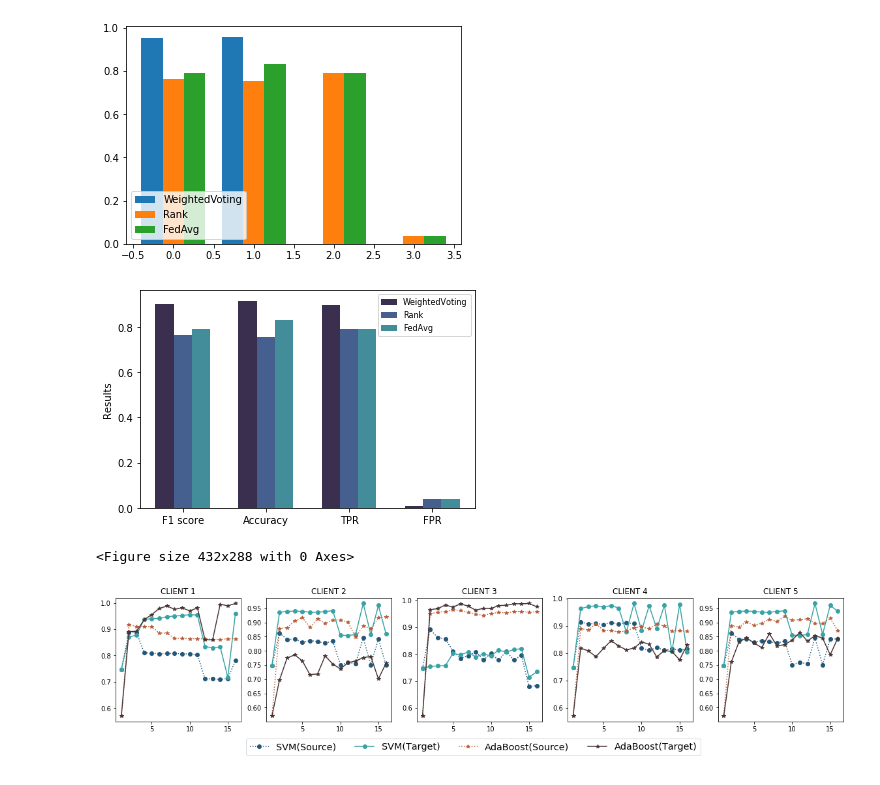
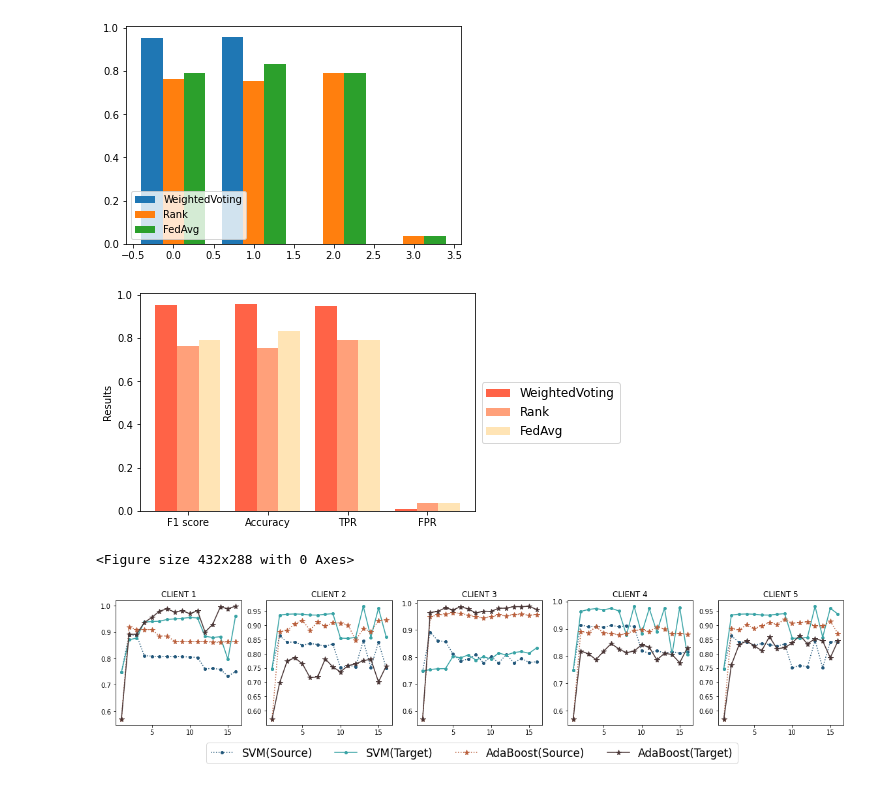
Before and after one commit to LaplaceZhang/FedTradaBoost, a Jupyter notebook: Plot.ipynb, the cells around one changed output. Drawn from its saved outputs; the diff is of its cells as text; code cells hidden in the pictures.

```diff
--- a/Plot.ipynb
+++ b/Plot.ipynb
@@ -130,31 +132,32 @@ plt.show()
 # %%
 import numpy as np
 import matplotlib.pyplot as plt
 from matplotlib import cm
 
 N = 4
 ind = np.arange(N)  # the x locations for the groups
-width = 0.22       # the width of the bars
+width = 0.27       # the width of the bars
 
 fig = plt.figure()
 ax = fig.add_subplot(111)
 
 # F1, ACC, TPR, FPR
-yvals = [0.9027, 0.9157, 0.8957, 0.01]
-rects1 = ax.bar(ind, yvals, width, color = '#3a2f4f')
+yvals = [0.9526, 0.9597, 0.9501, 0.008]
+rects1 = ax.bar(ind, yvals, width, color = 'tomato')
 zvals = [0.762867, 0.755466666, 0.789666, 0.0380666]
-rects2 = ax.bar(ind+width, zvals, width, color = '#45608f')
+rects2 = ax.bar(ind+width, zvals, width, color = 'lightsalmon')
 kvals = [0.79267691, 0.8325333, 0.791166, 0.03775]
-rects3 = ax.bar(ind+width*2, kvals, width, color = '#438d9a')
+rects3 = ax.bar(ind+width*2, kvals, width, color = 'moccasin')
 
 ax.set_ylabel('Results')
 ax.set_xticks(ind+width)
 ax.set_xticklabels( ('F1 score', 'Accuracy', 'TPR', 'FPR') )
-plt.legend(handles = [rects1, rects2,rects3], labels = ['WeightedVoting', 'Rank', 'FedAvg'], loc = 'best', fontsize = 8)
+plt.legend(handles = [rects1, rects2,rects3],bbox_to_anchor=(1.45,0.618), labels = ['WeightedVoting', 'Rank', 'FedAvg'], loc = 'best', fontsize = 'large')
 
 fig.savefig("aggregation.png", dpi = 300,bbox_inches = 'tight')
+plt.show()
 # %% [output]
-[figure, old version]
+[figure, new version]
 # %%
 from numpy import genfromtxt
 import matplotlib.pyplot as plt
@@ -167,43 +170,43 @@ plt.figure(15)
 plt.figure(figsize=(20,3.5))
 
 plt.subplot(151)
-svmS=plt.plot(per_data1[:,0], ':', marker = 'o',ms=6, color = '#22577A')
-svmT=plt.plot(per_data1[:,1], marker = 'o',ms=6, color = '#38A3A5')
-adaS=plt.plot(per_data1[:,2], ':', marker = '*',ms=6, color = '#B85C38')
-sdsT=plt.plot(per_data1[:,3], marker = '*',ms=6, color = '#483434')
+svmS=plt.plot(per_data1[:,0], ':', marker = '.',ms=8, color = '#22577A')
+svmT=plt.plot(per_data1[:,1], marker = '.',ms=8, color = '#38A3A5')
+adaS=plt.plot(per_data1[:,2], ':', marker = '*',ms=8, color = '#B85C38')
+sdsT=plt.plot(per_data1[:,3], marker = '*',ms=8, color = '#483434')
 plt.title('CLIENT 1')
 
 plt.subplot(152)
-svmS=plt.plot(per_data2[:,0], ':', marker = 'o',ms=6, color = '#22577A')
-svmT=plt.plot(per_data2[:,1], marker = 'o',ms=6, color = '#38A3A5')
-adaS=plt.plot(per_data2[:,2], ':', marker = '*',ms=6, color = '#B85C38')
-sdsT=plt.plot(per_data2[:,3], marker = '*',ms=6, color = '#483434')
+svmS=plt.plot(per_data2[:,0], ':', marker = '.',ms=8, color = '#22577A')
+svmT=plt.plot(per_data2[:,1], marker = '.',ms=8, color = '#38A3A5')
+adaS=plt.plot(per_data2[:,2], ':', marker = '*',ms=8, color = '#B85C38')
+sdsT=plt.plot(per_data2[:,3], marker = '*',ms=8, color = '#483434')
 plt.title('CLIENT 2')
 
 plt.subplot(153)
-svmS=plt.plot(per_data3[:,0], ':', marker = 'o',ms=6, color = '#22577A', label = 'SVM(Source)')
-svmT=plt.plot(per_data3[:,1], marker = 'o',ms=6, color = '#38A3A5', label = 'SVM(Target)')
-adaS=plt.plot(per_data3[:,2], ':', marker = '*',ms=6, color = '#B85C38', label = 'AdaBoost(Source)')
-sdsT=plt.plot(per_data3[:,3], marker = '*',ms=6, color = '#483434', label = 'AdaBoost(Target)')
+svmS=plt.plot(per_data3[:,0], ':', marker = '.',ms=8, color = '#22577A', label = 'SVM(Source)')
+svmT=plt.plot(per_data3[:,1], marker = '.',ms=8, color = '#38A3A5', label = 'SVM(Target)')
+adaS=plt.plot(per_data3[:,2], ':', marker = '*',ms=8, color = '#B85C38', label = 'AdaBoost(Source)')
+sdsT=plt.plot(per_data3[:,3], marker = '*',ms=8, color = '#483434', label = 'AdaBoost(Target)')
 plt.title('CLIENT 3')
-plt.legend(ncol=4,bbox_to_anchor=(2.3, -0.1),fontsize='x-large')
+plt.legend(ncol=4,bbox_to_anchor=(2.6, -0.1),fontsize=17)
 
 plt.subplot(154)
-svmS=plt.plot(per_data4[:,0], ':', marker = 'o',ms=6, color = '#22577A')
-svmT=plt.plot(per_data4[:,1], marker = 'o',ms=6, color = '#38A3A5')
-adaS=plt.plot(per_data4[:,2], ':', marker = '*',ms=6, color = '#B85C38')
-sdsT=plt.plot(per_data4[:,3], marker = '*',ms=6, color = '#483434')
+svmS=plt.plot(per_data4[:,0], ':', marker = '.',ms=8, color = '#22577A')
+svmT=plt.plot(per_data4[:,1], marker = '.',ms=8, color = '#38A3A5')
+adaS=plt.plot(per_data4[:,2], ':', marker = '*',ms=8, color = '#B85C38')
+sdsT=plt.plot(per_data4[:,3], marker = '*',ms=8, color = '#483434')
 plt.title('CLIENT 4')
 
 plt.subplot(155)
-svmS=plt.plot(per_data5[:,0], ':', marker = 'o',ms=6, color = '#22577A', label = 'SVM(Source)')
-svmT=plt.plot(per_data5[:,1], marker = 'o',ms=6, color = '#38A3A5', label = 'SVM(Target)')
-adaS=plt.plot(per_data5[:,2], ':', marker = '*',ms=6, color = '#B85C38', label = 'AdaBoost(Source)')
-sdsT=plt.plot(per_data5[:,3], marker = '*',ms=6, color = '#483434', label = 'AdaBoost(Target)')
+svmS=plt.plot(per_data5[:,0], ':', marker = '.',ms=8, color = '#22577A', label = 'SVM(Source)')
+svmT=plt.plot(per_data5[:,1], marker = '.',ms=8, color = '#38A3A5', label = 'SVM(Target)')
+adaS=plt.plot(per_data5[:,2], ':', marker = '*',ms=8, color = '#B85C38', label = 'AdaBoost(Source)')
+sdsT=plt.plot(per_data5[:,3], marker = '*',ms=8, color = '#483434', label = 'AdaBoost(Target)')
 plt.title('CLIENT 5')
 
 plt.savefig("classes.png", dpi = 300,bbox_inches = 'tight')
 plt.show()
 # %% [output]
 <Figure size 432x288 with 0 Axes>
-[figure, old version]
+[figure, new version]
```
Also changed, not shown: parts of 4 cells of this notebook.
